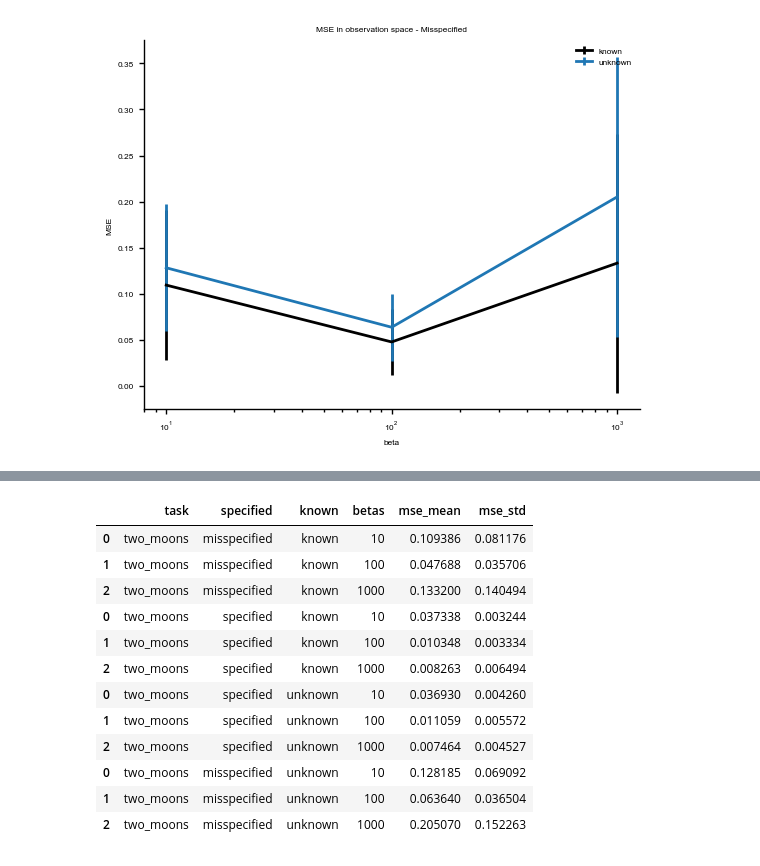
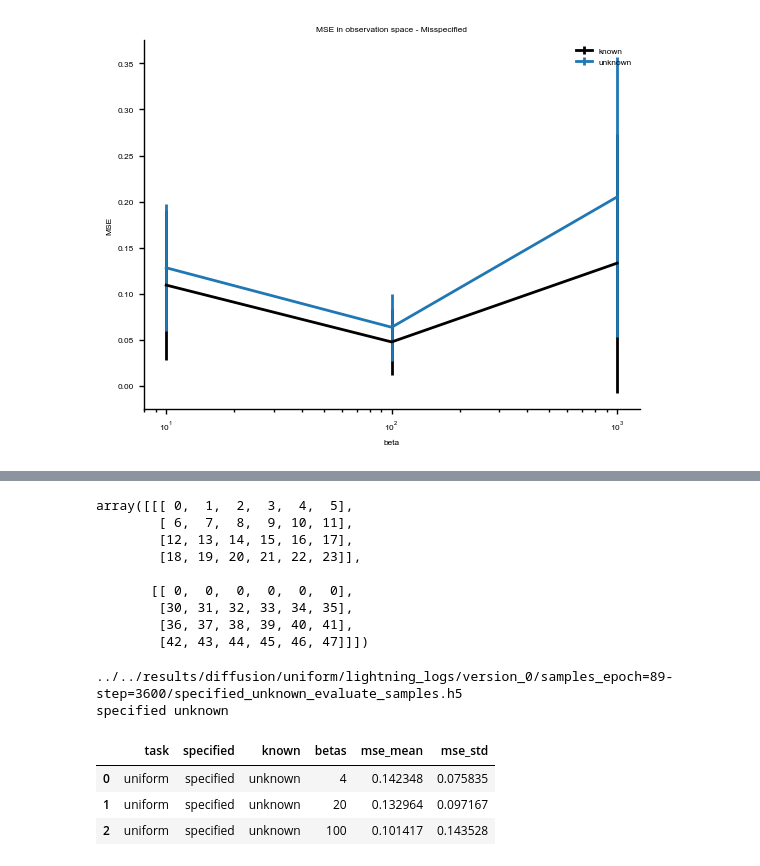
Before and after one commit to mackelab/neuralgbi_diffusion, a Jupyter notebook: notebooks/figures/benchmark_1.ipynb, the cells around one changed output, grey strips where cells are left out. Saved outputs shown, nothing was run; the diff lists cells and outputs as text; code cells hidden in the pictures.

```diff
--- a/notebooks/figures/benchmark_1.ipynb
+++ b/notebooks/figures/benchmark_1.ipynb
@@ -111,46 +481,67 @@ ax.legend()
+# %%
+                import numpy as np
+
+a = np.arange(48).reshape(2, 4, 6)
+s = slice(1, 2)
+a[s, 0] = np.zeros_like(a[s, 0])
+a
+# %% [output]
+array([[[ 0,  1,  2,  3,  4,  5],
+        [ 6,  7,  8,  9, 10, 11],
+        [12, 13, 14, 15, 16, 17],
+        [18, 19, 20, 21, 22, 23]],
+
+       [[ 0,  0,  0,  0,  0,  0],
+        [30, 31, 32, 33, 34, 35],
+        [36, 37, 38, 39, 40, 41],
+        [42, 43, 44, 45, 46, 47]]])
 # %%
-from glob import glob
+import json
 from pathlib import Path
-import torch
-import matplotlib.pyplot as plt
+import h5py
 import numpy as np
 import pandas as pd
-from itertools import product
-
 
 res_base_path = Path("../../results/diffusion")
-task = "two_moons"
-log_dir = res_base_path / task / "lightning_logs" / "version_0"
+# task = "two_moons"
+log_dir = res_base_path
 
 dfs = []
-for res_path in log_dir.glob("*/*_evaluate_samples.pt"):
-    content = torch.load(res_path)
-    mse = torch.mean((content["x_pred"] - content["x_o"]) ** 2, dim=-1).detach()
+for res_path in log_dir.glob("uniform/lightning_logs/version_0/*/specified_unknown_evaluate_samples.h5"):
+    print(res_path)
+    content = h5py.File(res_path, "r")
+    attrs = {k: v for k, v in content.attrs.items()}
+    # for key, value in content.attrs.items():
+    #     print(key, value)
+    # content = torch.load(res_path)
+
+    x_o = attrs["x_o"] if "x_o" in attrs.keys() else content["x_o"]
+
+    # print(content["x_pred"].shape)
+    # print(content["theta"][0] == content["theta"][1])
+    # print(content["x_pred"][0] == content["x_pred"][1])
+    mse = np.mean((content["x_pred"] - x_o) ** 2, axis=-1)# .detach()
     mse = mse.mean((1))
     specified, known, _, _ = res_path.stem.split("_")
-
+    print(specified, known)
+    task = list(res_path.parents)[3].name
+    # task = res_path.parents[]
     data = {
         "task": task,
         "specified": specified,
         "known": known,
-        "betas": content["betas"],
+        "betas": content.attrs["betas"],
         "mse_mean": mse.mean(-1),
         "mse_std": mse.std(-1),
     }
     dfs.append(pd.DataFrame(data))
+    content.close()
 df = pd.concat(dfs)
 df
 # %% [output]
+../../results/diffusion/uniform/lightning_logs/version_0/samples_epoch=89-step=3600/specified_unknown_evaluate_samples.h5
+specified unknown
 |  | task | specified | known | betas | mse_mean | mse_std |
-| 0 | two_moons | misspecified | known | 10 | 0.109386 | 0.081176 |
-| 1 | two_moons | misspecified | known | 100 | 0.047688 | 0.035706 |
-| 2 | two_moons | misspecified | known | 1000 | 0.133200 | 0.140494 |
-| 0 | two_moons | specified | known | 10 | 0.037338 | 0.003244 |
-| 1 | two_moons | specified | known | 100 | 0.010348 | 0.003334 |
-| 2 | two_moons | specified | known | 1000 | 0.008263 | 0.006494 |
-| 0 | two_moons | specified | unknown | 10 | 0.036930 | 0.004260 |
-| 1 | two_moons | specified | unknown | 100 | 0.011059 | 0.005572 |
-| 2 | two_moons | specified | unknown | 1000 | 0.007464 | 0.004527 |
-| 0 | two_moons | misspecified | unknown | 10 | 0.128185 | 0.069092 |
-| 1 | two_moons | misspecified | unknown | 100 | 0.063640 | 0.036504 |
-| 2 | two_moons | misspecified | unknown | 1000 | 0.205070 | 0.152263 |
+| 0 | uniform | specified | unknown | 4 | 0.142348 | 0.075835 |
+| 1 | uniform | specified | unknown | 20 | 0.132964 | 0.097167 |
+| 2 | uniform | specified | unknown | 100 | 0.101417 | 0.143528 |
```
Also changed, not shown: parts of 13 cells of this notebook, 11 other files.
